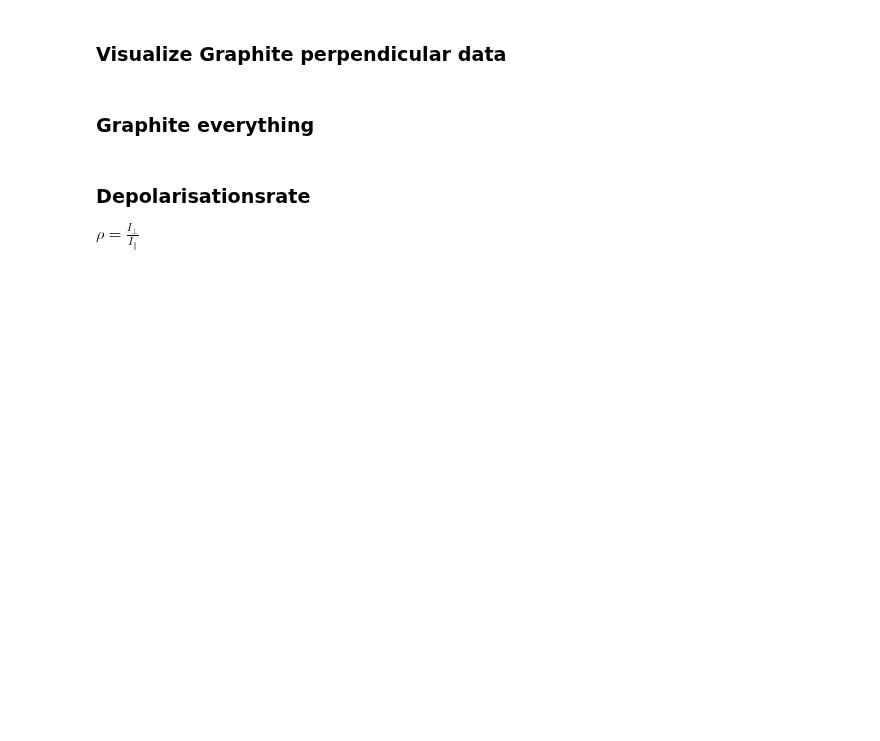
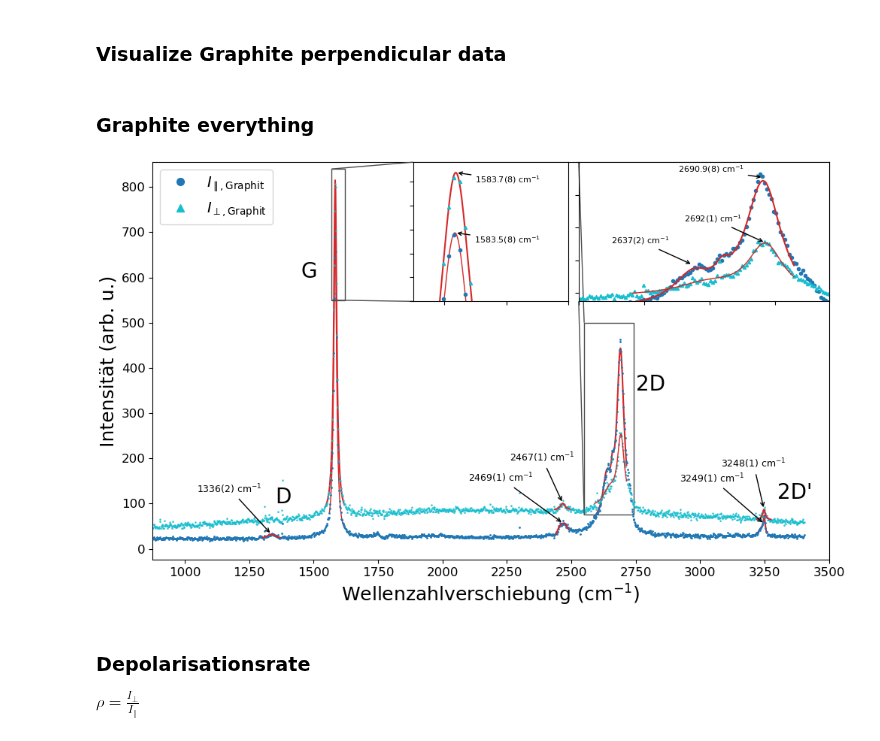
Before and after one commit to phoenixtoash/P60_Auswertung, a Jupyter notebook: notebook.ipynb, the cells around one changed output. Saved outputs shown, nothing was run; the diff lists cells and outputs as text; code cells hidden in the pictures; blank space fills up the shorter version.

Commit message:
graphite naming Peaks

```diff
--- a/notebook.ipynb
+++ b/notebook.ipynb
@@ -1388,7 +1386,7 @@ ax.legend(fontsize=14)
 
 
 # Plot data
-fig, ax = plt.subplots(figsize=(8,6), constrained_layout = True)
+fig, ax = plt.subplots(figsize=(10,6), constrained_layout = True)
 
 
 # Graphit parallel
@@ -1495,7 +1493,7 @@ axins2.plot(xdata_graphite_per_p3, double_lorentzian(xdata_graphite_per_p3, *par
 
 # axins limit
 axins2.set_xlim(2550, 2741)
-axins2.set_ylim(100, 500)
+axins2.set_ylim(75, 500)
 
 
 # Mark the region on the main plot
@@ -1525,35 +1523,44 @@ axins2.annotate(text=f'{params_graphite_p4[6]:.1f}({sum_of_errors([params_graphi
             xytext=(-50,5), **annotate_inset_params)
 
 # axins2.annotate(text=f'{params_graphite_per_p3[0]:.0f}({sum_of_errors([params_graphite_per_p3_error[0], wavenumber_error])*1:.0f})'
 #             + r' $cm^{-1}$', xy= (params_graphite_per_p3[0], params_graphite_per_p3[2] + params_graphite_p4[-1] + 50),
 #             xytext=(-50,20), **annotate_inset_params)
 
 
 # 2692 1/cm perpendicular
 axins2.annotate(text=f'{params_graphite_per_p3[3]:.0f}({sum_of_errors([params_graphite_per_p3_error[3], wavenumber_error])*1:.0f})'
             + r' $cm^{-1}$', xy= (params_graphite_per_p3[3], params_graphite_per_p3[5] + params_graphite_p4[-1] + 50),
             xytext=(-50,20), **annotate_inset_params)
 
 
-
-
 # empty inset labels
 axins.set_xticklabels([])
 axins.set_yticklabels([])
 
 axins2.set_xticklabels([])
 axins2.set_yticklabels([])
 
 
+# text in figure
+ax.text(1350, 100, 'D', fontsize=20)
+ax.text(1450, 600, 'G', fontsize=20)
+ax.text(2750, 350, '2D', fontsize=20)
+ax.text(3300, 110, "2D'", fontsize=20)
+
+
+
 # figure settings
 ax.set_xlabel(r'Wellenzahlverschiebung ($cm^{-1}$)', fontsize=18)
 ax.set_ylabel('Intensität (arb. u.)', fontsize=18)
 ax.tick_params(axis='both', which='major', labelsize=12)
 ax.legend(fontsize=14, markerscale=7, loc=2)
 ax.set_xlim(875, 3500)
+ax.xaxis.set_major_locator(plt.MaxNLocator(11))
 
 
 fig.savefig(r'Bilder\graphit_all.pdf', dpi=300)
+# %% [output]
+[figure, added]
 # %% [markdown]
 ### Depolarisationsrate
 
```
Also changed, not shown: parts of 4 cells of this notebook, 4 other files.
